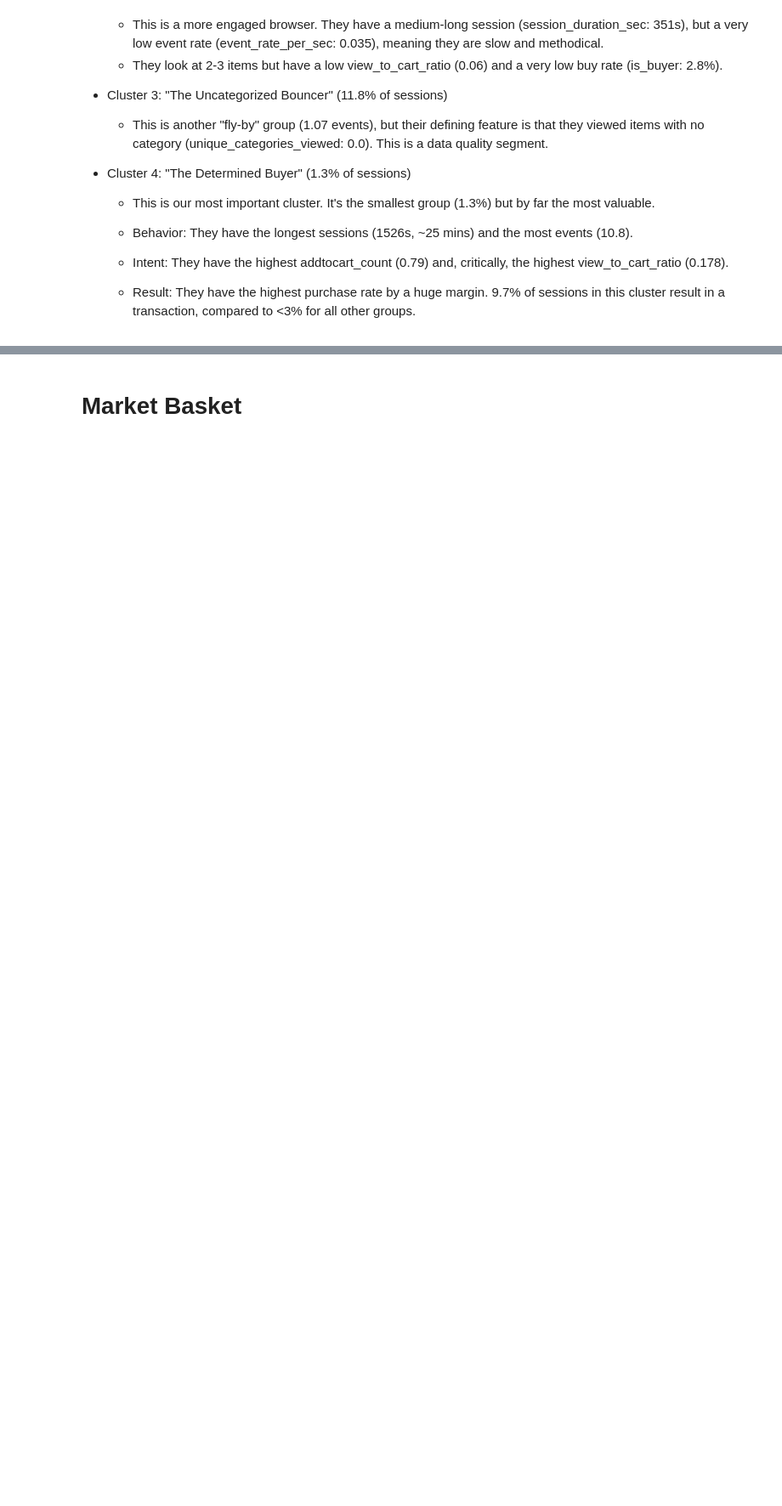
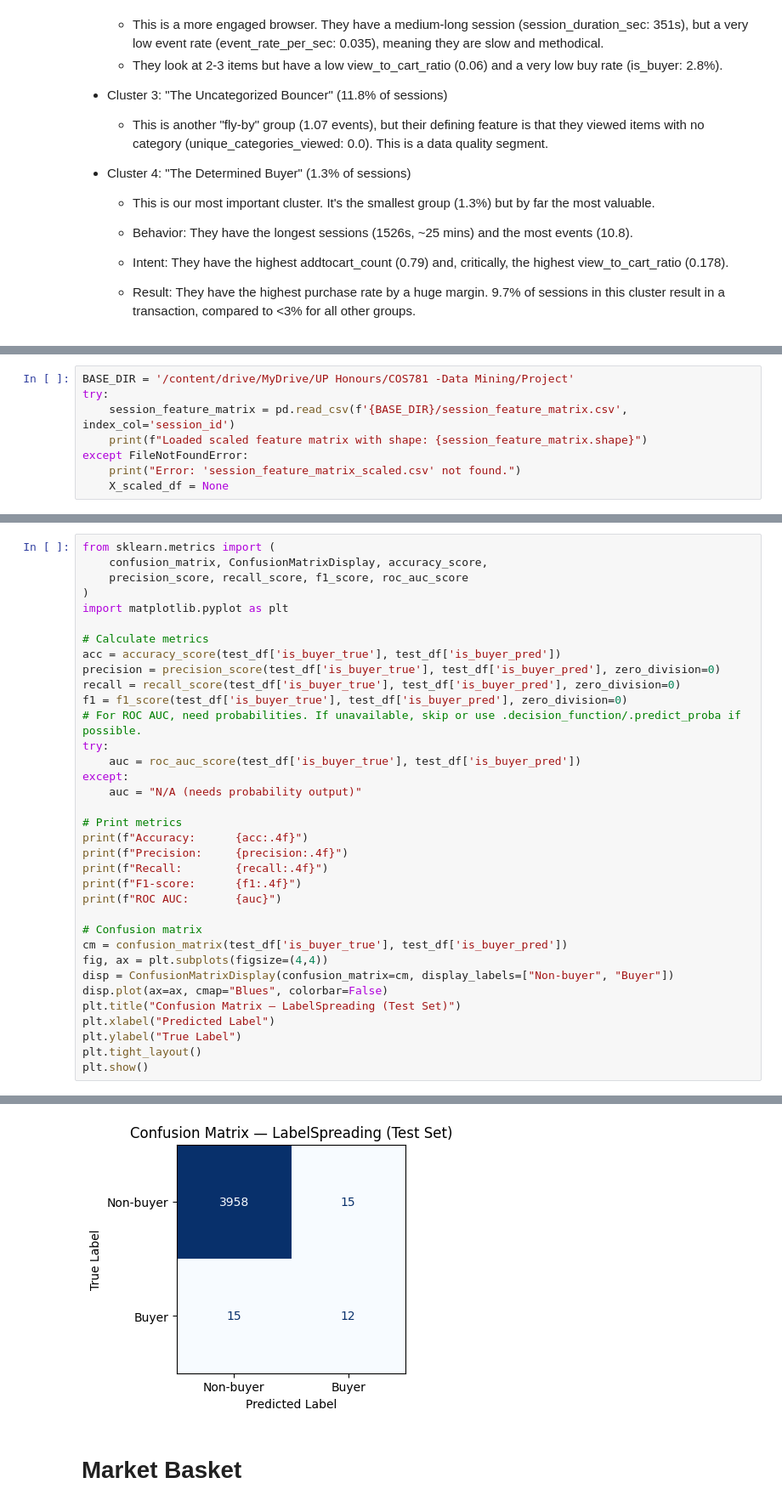
Before and after one commit to lerato1ofwan/e-commerce-clustering-and-association-rules, a Jupyter notebook: association-rule-mining/KMeans_GaussianMixture_Clusters_Association_Rule_Mining.ipynb, the cells around one changed output, grey strips where cells are left out. Shown at 85% size. Saved outputs shown, nothing was run; the diff lists cells and outputs as text; blank space fills up the shorter version.

```diff
--- a/association-rule-mining/KMeans_GaussianMixture_Clusters_Association_Rule_Mining.ipynb
+++ b/association-rule-mining/KMeans_GaussianMixture_Clusters_Association_Rule_Mining.ipynb
@@ -1449,0 +1591,8 @@ sns.scatterplot(data=df, x='log_session_duration', y='event_rate_per_sec', hue='
+# %%
+BASE_DIR = '/content/drive/MyDrive/UP Honours/COS781 -Data Mining/Project'
+try:
+    session_feature_matrix = pd.read_csv(f'{BASE_DIR}/session_feature_matrix.csv', index_col='session_id')
+    print(f"Loaded scaled feature matrix with shape: {session_feature_matrix.shape}")
+except FileNotFoundError:
+    print("Error: 'session_feature_matrix_scaled.csv' not found.")
+    X_scaled_df = None
@@ -1449,0 +1706,36 @@ sns.scatterplot(data=df, x='log_session_duration', y='event_rate_per_sec', hue='
+# %%
+from sklearn.metrics import (
+    confusion_matrix, ConfusionMatrixDisplay, accuracy_score,
+    precision_score, recall_score, f1_score, roc_auc_score
+)
+import matplotlib.pyplot as plt
+
+# Calculate metrics
+acc = accuracy_score(test_df['is_buyer_true'], test_df['is_buyer_pred'])
+precision = precision_score(test_df['is_buyer_true'], test_df['is_buyer_pred'], zero_division=0)
+recall = recall_score(test_df['is_buyer_true'], test_df['is_buyer_pred'], zero_division=0)
+f1 = f1_score(test_df['is_buyer_true'], test_df['is_buyer_pred'], zero_division=0)
+# For ROC AUC, need probabilities. If unavailable, skip or use .decision_function/.predict_proba if possible.
+try:
+    auc = roc_auc_score(test_df['is_buyer_true'], test_df['is_buyer_pred'])
+except:
+    auc = "N/A (needs probability output)"
+
+# Print metrics
+print(f"Accuracy:      {acc:.4f}")
+print(f"Precision:     {precision:.4f}")
+print(f"Recall:        {recall:.4f}")
+print(f"F1-score:      {f1:.4f}")
+print(f"ROC AUC:       {auc}")
+
+# Confusion matrix
+cm = confusion_matrix(test_df['is_buyer_true'], test_df['is_buyer_pred'])
+fig, ax = plt.subplots(figsize=(4,4))
+disp = ConfusionMatrixDisplay(confusion_matrix=cm, display_labels=["Non-buyer", "Buyer"])
+disp.plot(ax=ax, cmap="Blues", colorbar=False)
+plt.title("Confusion Matrix — LabelSpreading (Test Set)")
+plt.xlabel("Predicted Label")
+plt.ylabel("True Label")
+plt.tight_layout()
+plt.show()
+# %% [output]
@@ -1450,3 +1747,4 @@ sns.scatterplot(data=df, x='log_session_duration', y='event_rate_per_sec', hue='
+[figure, added]
 # %% [markdown]
 # Market Basket
 # %%
```
Also changed, not shown: parts of 16 cells of this notebook.
